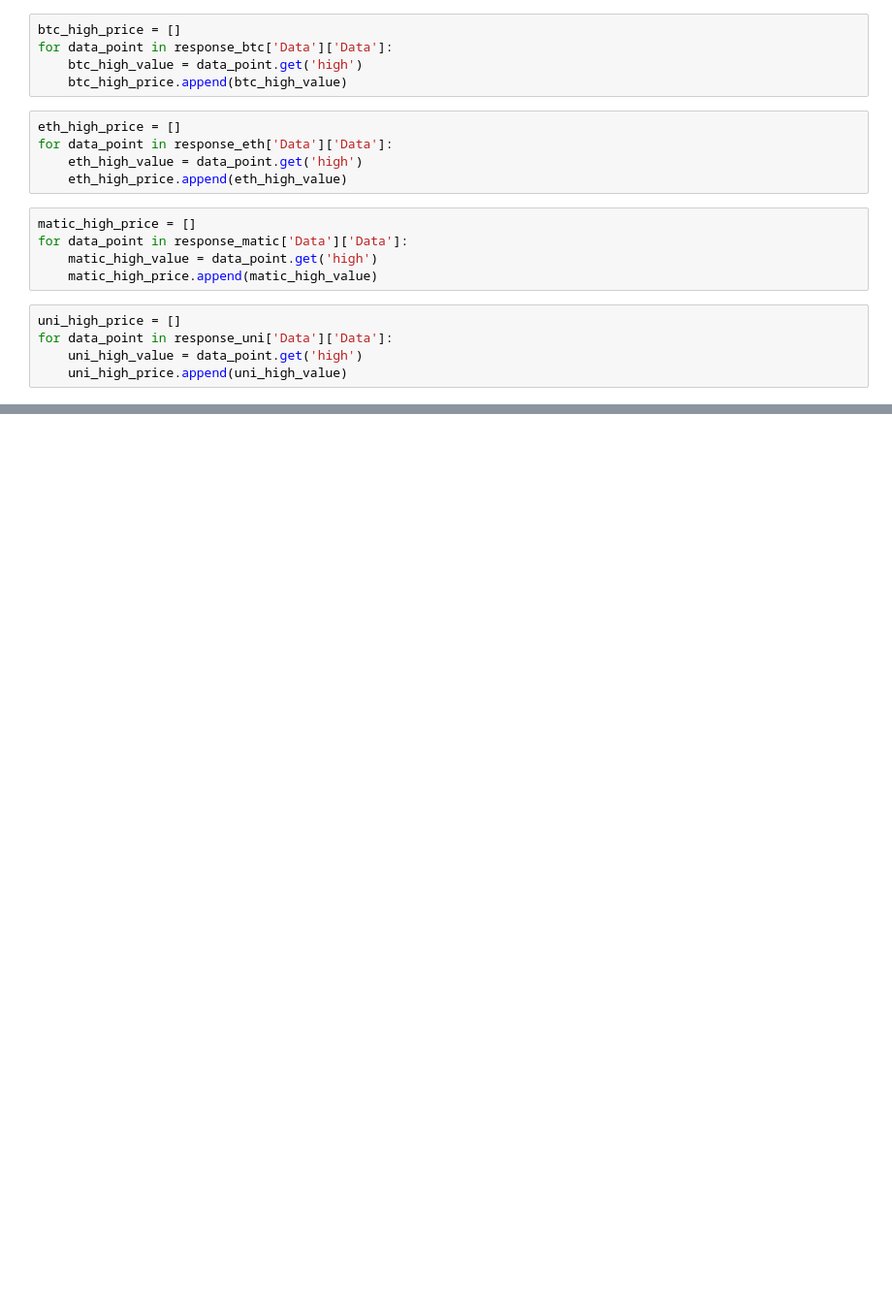
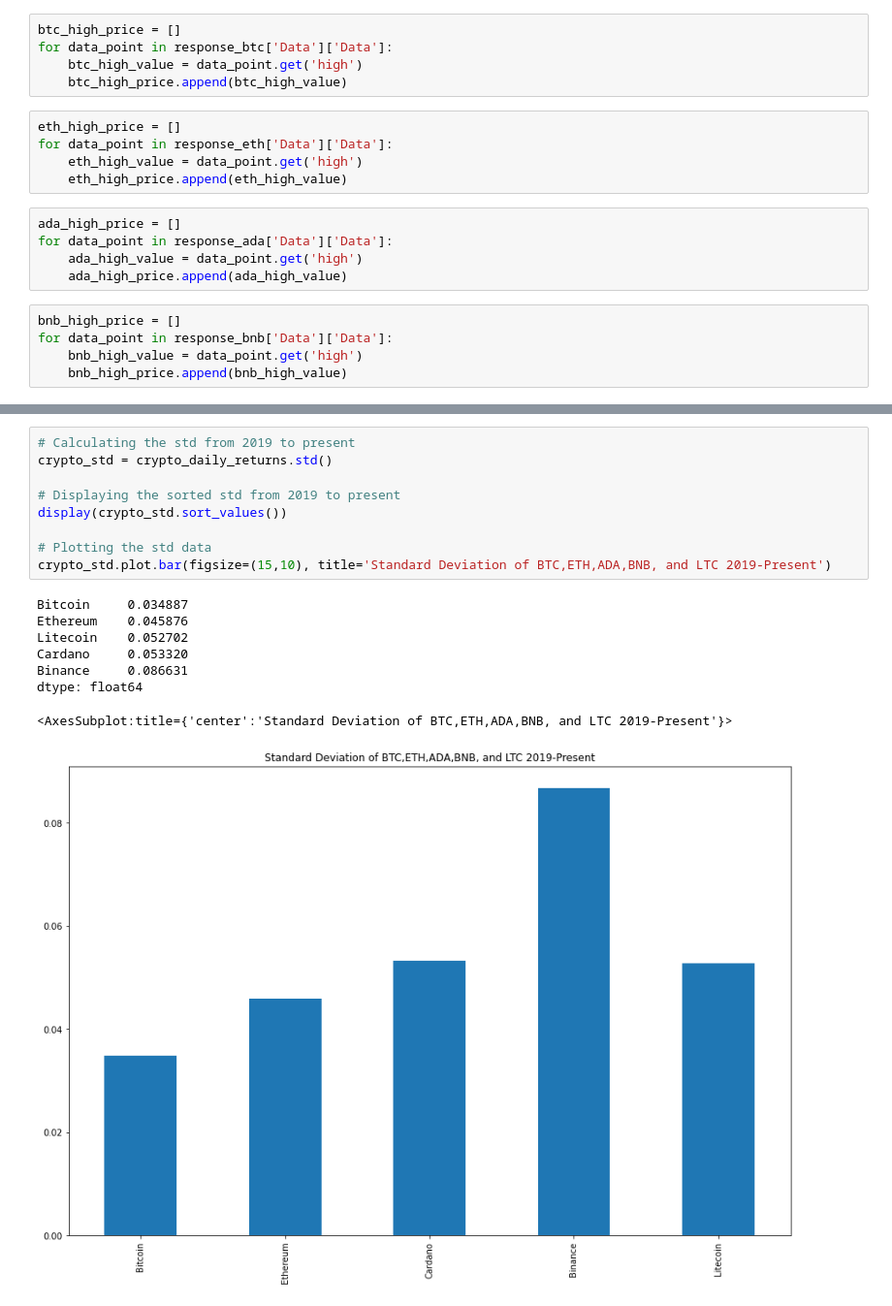
Before and after one commit to pwilli23/Financial-Portfolio-Analyzer, a Jupyter notebook: financial_portfolio_analyzer.ipynb, the cells around one changed output, grey strips where cells are left out. Shown at 97% size. Cells and saved outputs as stored; diff of their text form; blank space fills up the shorter version.

```diff
--- a/financial_portfolio_analyzer.ipynb
+++ b/financial_portfolio_analyzer.ipynb
@@ -65,13 +47,13 @@ for data_point in response_eth['Data']['Data']:
     eth_high_value = data_point.get('high')
     eth_high_price.append(eth_high_value)
 # %%
-matic_high_price = []
-for data_point in response_matic['Data']['Data']:
-    matic_high_value = data_point.get('high')
-    matic_high_price.append(matic_high_value)
+ada_high_price = []
+for data_point in response_ada['Data']['Data']:
+    ada_high_value = data_point.get('high')
+    ada_high_price.append(ada_high_value)
 # %%
-uni_high_price = []
-for data_point in response_uni['Data']['Data']:
-    uni_high_value = data_point.get('high')
-    uni_high_price.append(uni_high_value)
+bnb_high_price = []
+for data_point in response_bnb['Data']['Data']:
+    bnb_high_value = data_point.get('high')
+    bnb_high_price.append(bnb_high_value)
 # %%
@@ -108,0 +133,18 @@ crypto_data_df
+# %%
+# Calculating the std from 2019 to present
+crypto_std = crypto_daily_returns.std()
+
+# Displaying the sorted std from 2019 to present
+display(crypto_std.sort_values())
+
+# Plotting the std data
+crypto_std.plot.bar(figsize=(15,10), title='Standard Deviation of BTC,ETH,ADA,BNB, and LTC 2019-Present')
+# %% [output]
+Bitcoin     0.034887
+Ethereum    0.045876
+Litecoin    0.052702
+Cardano     0.053320
+Binance     0.086631
+dtype: float64
+<AxesSubplot:title={'center':'Standard Deviation of BTC,ETH,ADA,BNB, and LTC 2019-Present'}>
+[figure, added]
```
Also changed, not shown: parts of 17 cells of this notebook.
